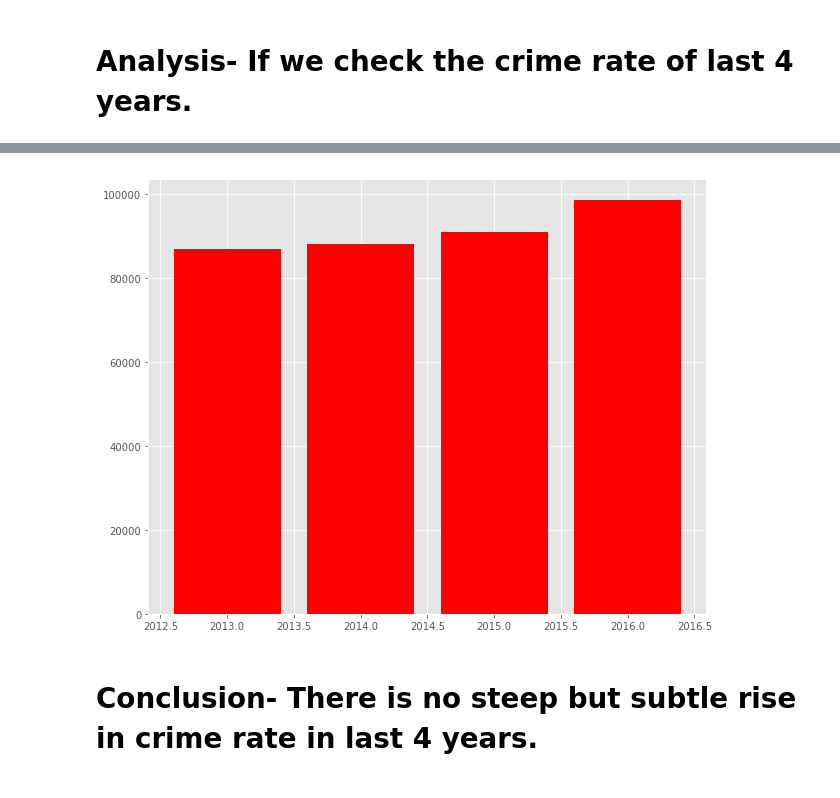
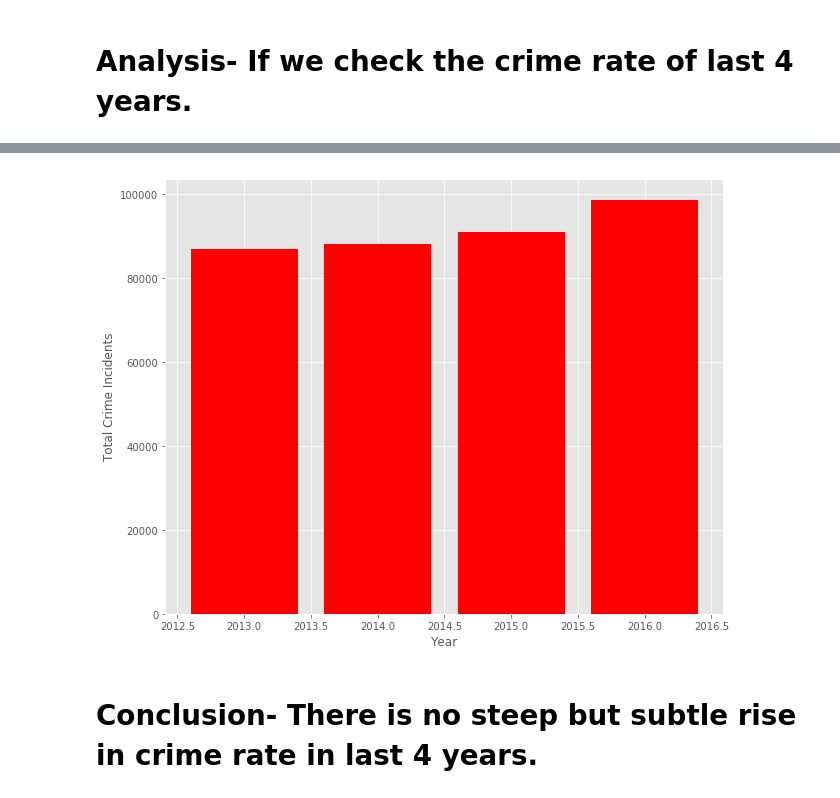
Before and after one commit to rajusingh7777/singh_raju_spring2017, a Jupyter notebook: Final/analysis/analysis1.ipynb, the cells around one changed output, grey strips where cells are left out. Saved outputs shown, nothing was run; the diff lists cells and outputs as text; code cells hidden in the pictures.

```diff
--- a/Final/analysis/analysis1.ipynb
+++ b/Final/analysis/analysis1.ipynb
@@ -31,4 +31,6 @@ df2=df1.groupby('YEAR').INCIDENT_NUM.count()
 # %%
 df2=df2.reset_index(drop=False)
 # %%
-df_A=df2.ix[1:4,:].reset_index(drop=False)
+df_A=df2.ix[1:4,:].reset_index(drop=True)
+df_A.to_csv('../analysis/analysis1/CrimeIncidents_2013_to_2016.csv', index=False)
+df_A
@@ -35,9 +43,11 @@ df_A=df2.ix[1:4,:].reset_index(drop=False)
 # %%
 plt.figure(figsize=(10,8))
 pt=plt.bar(df_A.YEAR,df_A.INCIDENT_NUM,color='red')
+plt.xlabel('Year')
+plt.ylabel('Total Crime Incidents')
 plt.show()
 # %% [output]
-[figure, old version]
+[figure, new version]
 # %% [markdown]
 # Conclusion- There is no steep but subtle rise in crime rate in last 4 years.
 # %% [markdown]
```
Also changed, not shown: parts of 2 cells of this notebook, 6 other files.
